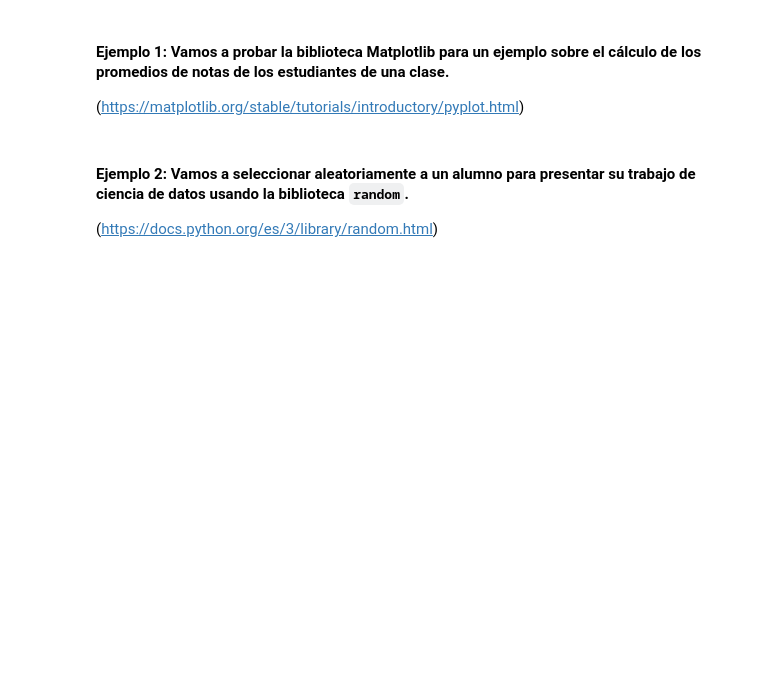
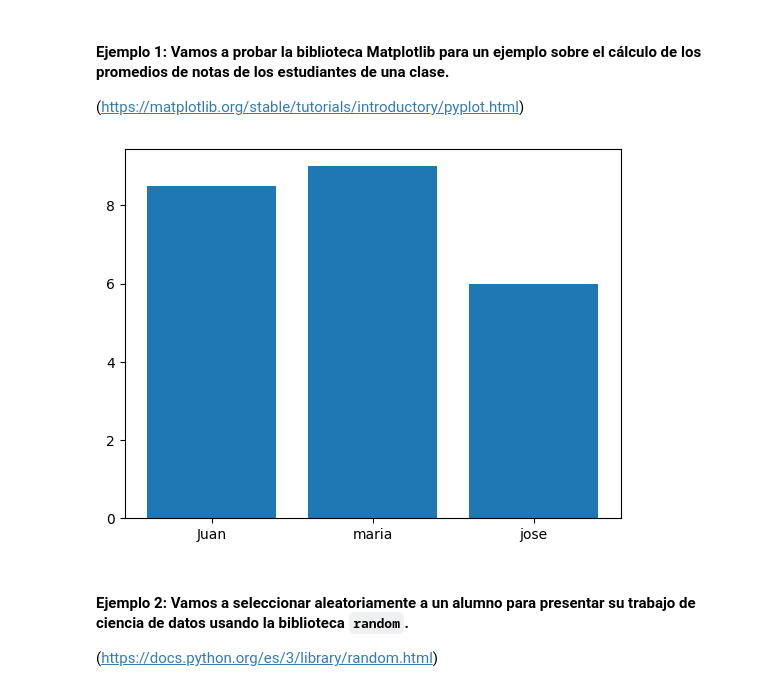
Before and after one commit to Alfonso-Jesus-Garcia-Moya/Python_Data_Science_Working_with_Functions_Data_Structures_Exceptions, a Jupyter notebook: Python for Data Science: Working with Functions, Data Structures, and Exceptions.ipynb, the cells around one changed output. Saved outputs shown, nothing was run; the diff lists cells and outputs as text; code cells hidden in the pictures; blank space fills up the shorter version.

```diff
--- a/Python for Data Science: Working with Functions, Data Structures, and Exceptions.ipynb
+++ b/Python for Data Science: Working with Functions, Data Structures, and Exceptions.ipynb
@@ -57,3 +80,11 @@ matplotlib.__version__
+# %%
+estudiantes = ["Juan", "maria", "jose"]
+notas = [8.5, 9.0, 6.0]
+# %%
+plt.bar(estudiantes, notas)
+plt.show()
+# %% [output]
+[figure, added]
 # %% [markdown]
 #### Ejemplo 2: Vamos a seleccionar aleatoriamente a un alumno para presentar su trabajo de ciencia de datos usando la biblioteca `random`.
 
```
Also changed, not shown: parts of 8 cells of this notebook.
